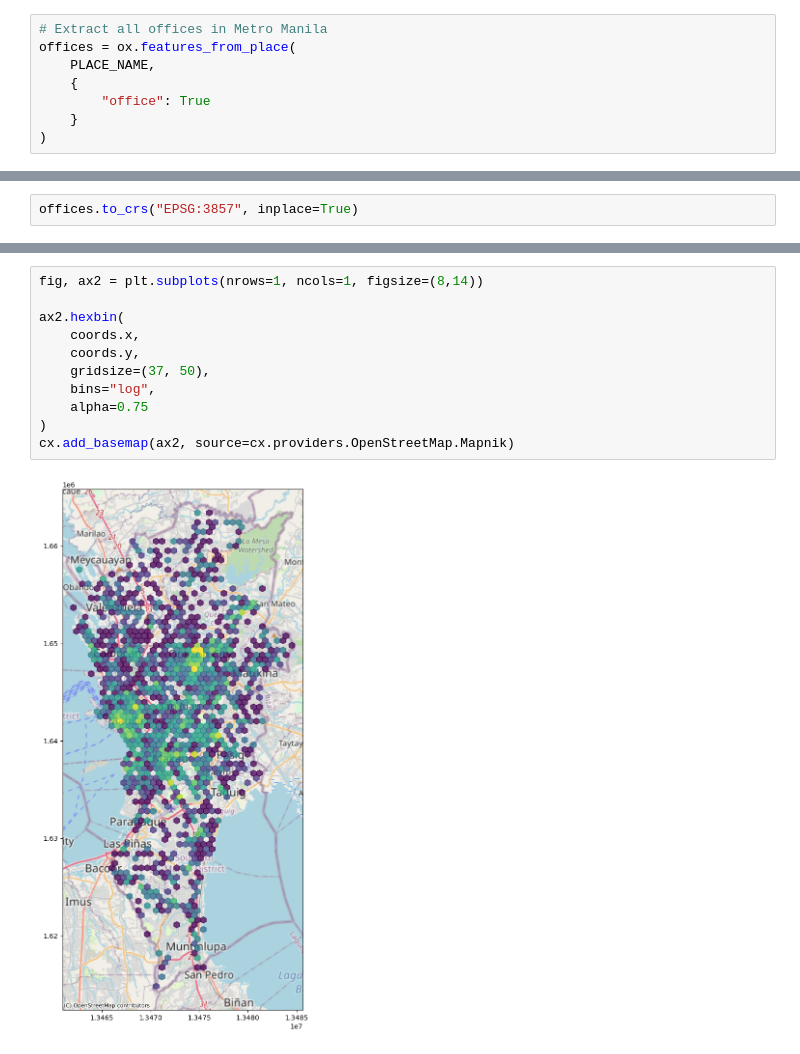
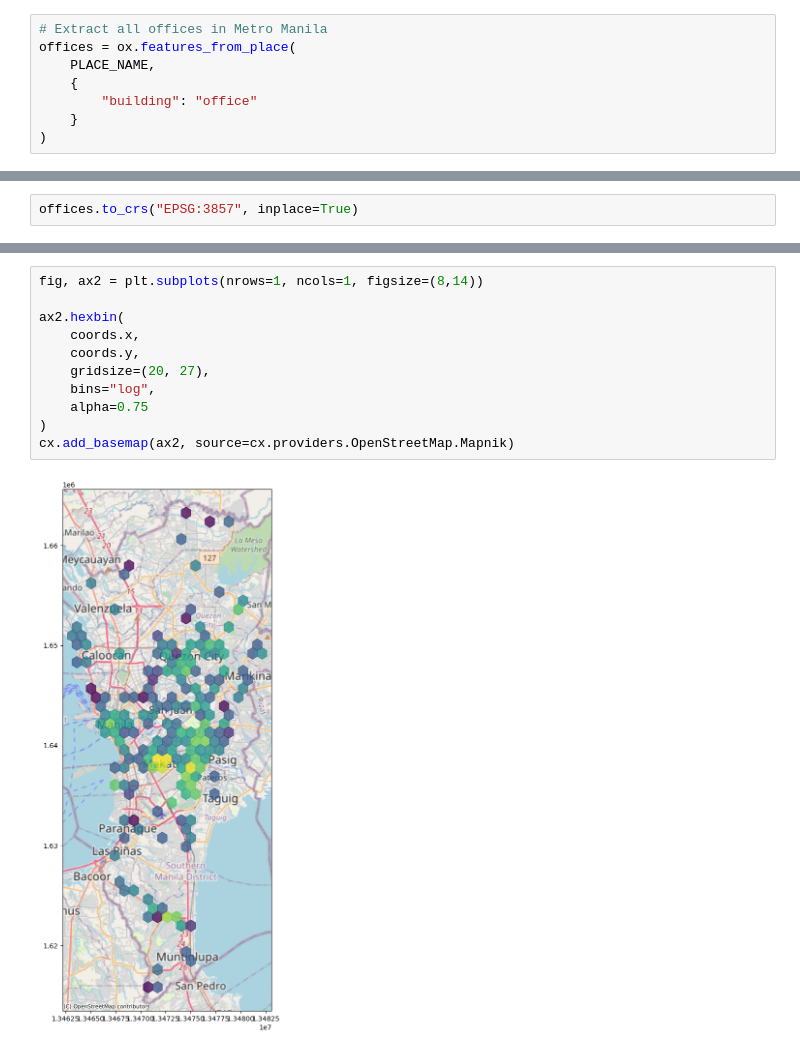
Before and after one commit to Automating-GIS-processes-II-2023/final-assignment-jeromemaiquez, a Jupyter notebook: final_exercise.ipynb, the cells around one changed output, grey strips where cells are left out. Saved outputs shown, nothing was run; the diff lists cells and outputs as text.

```diff
--- a/final_exercise.ipynb
+++ b/final_exercise.ipynb
@@ -55,7 +55,7 @@ PLACE_NAME = ("Metro Manila, Philippines")
 offices = ox.features_from_place(
     PLACE_NAME,
     {
-        "office": True
+        "building": "office"
     }
 )
 # %%
@@ -196,13 +200,13 @@ coords
 # %%
 fig, ax2 = plt.subplots(nrows=1, ncols=1, figsize=(8,14))
 
 ax2.hexbin(
     coords.x,
     coords.y,
-    gridsize=(37, 50),
+    gridsize=(20, 27),
     bins="log",
     alpha=0.75
 )
 cx.add_basemap(ax2, source=cx.providers.OpenStreetMap.Mapnik)
 # %% [output]
-[figure, old version]
+[figure, new version]
```
Also changed, not shown: parts of 10 cells of this notebook, 1 other file.
